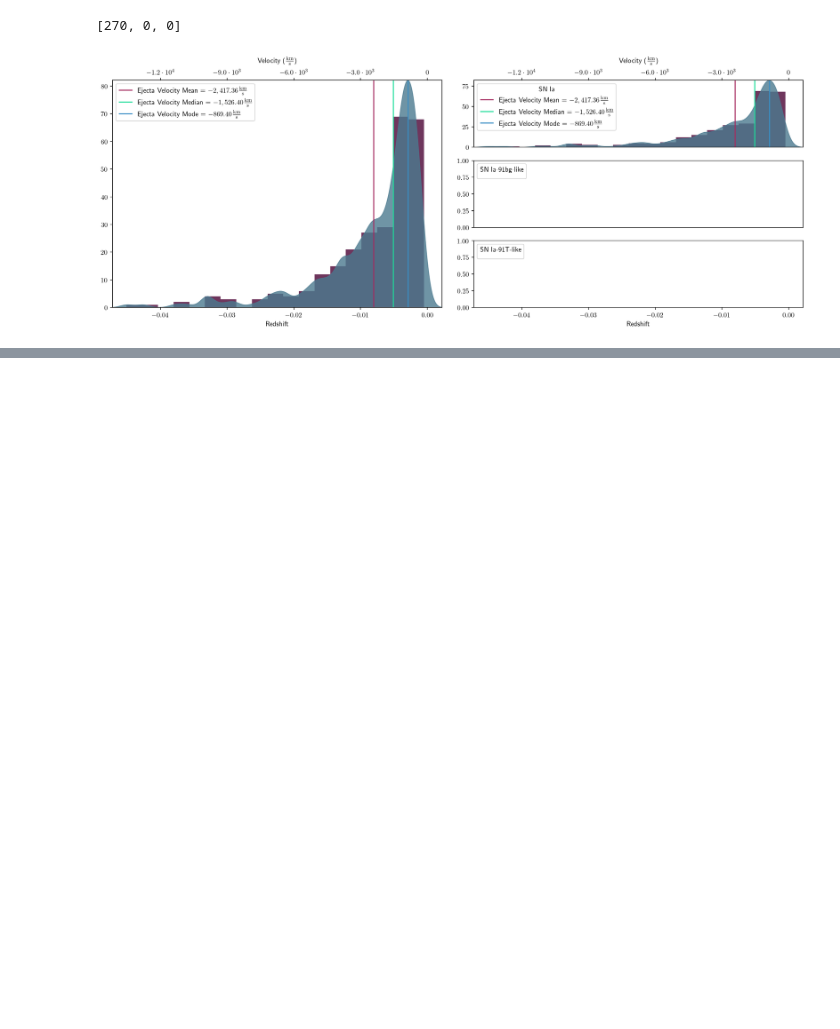
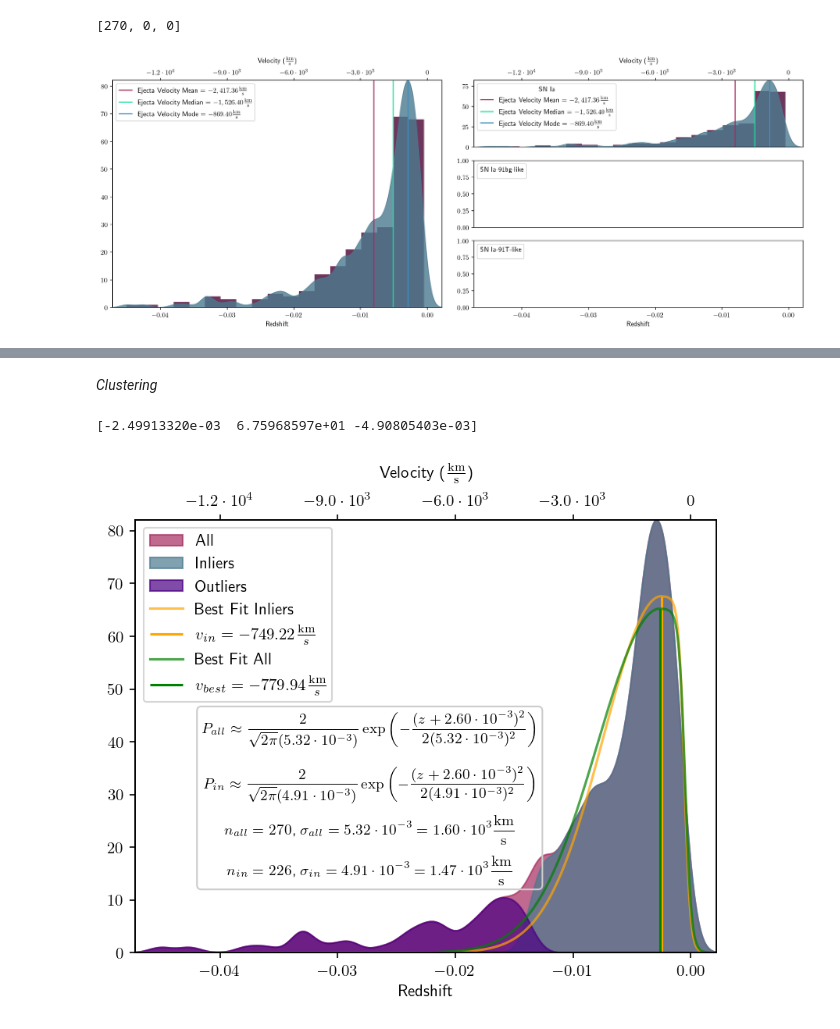
Before and after one commit to tobyheller-ucsd/SNIaEjectaVelocityAnalysis, a Jupyter notebook: final_project.ipynb, the cells around one changed output, grey strips where cells are left out. Cells and saved outputs as stored; diff of their text form; code cells hidden in the pictures; blank space fills up the shorter version.

Commit message:
I think I'm done... Can't think of anything else to do.

```diff
--- a/final_project.ipynb
+++ b/final_project.ipynb
@@ -449,0 +425,48 @@ plt.savefig('gaussian_bestfit.png')
+# %% [markdown]
+*Clustering*
+# %%
+kmeans2 = KMeans(n_clusters=2)
+clusters2 = kmeans2.fit_predict(good_data['Ejecta Redshift'].data.reshape(-1, 1))
+in_mask = clusters2 == (0 if clusters2.sum() < len(clusters2)/2 else 1)
+inliers = good_data['Ejecta Redshift'][in_mask]
+outliers = good_data['Ejecta Redshift'][np.bitwise_not(in_mask)]
+
+in_kde_z, in_kde_y = trimmed_kde(inliers, np.arange(-0.2, 0.02, 0.0001), 1e-6, 0.1)
+out_kde_z, out_kde_y = trimmed_kde(outliers, np.arange(-0.2, 0.02, 0.0001), 1e-6, 0.1)
+
+in_fits, in_fits_cov = curve_fit(lower_half_gauss_model, in_kde_z, in_kde_y)
+print(in_fits)
+sigma_in_fit = scientific_to_latex(abs(in_fits[2]), 2)
+sign = '-' if fits[0]>0 else '+'
+in_z0 = abs(fits[0])
+
+cluster_fig, cluster_ax = plt.subplots()
+cluster_ax.margins(0)
+
+cluster_ax.fill_between(all_z, all_y, np.zeros_like(all_z), label='All', color=mean_col, alpha=0.7)
+cluster_ax.fill_between(in_kde_z, in_kde_y, np.zeros_like(in_kde_z), label='Inliers', color=kde_col, alpha=0.7)
+cluster_ax.fill_between(out_kde_z, out_kde_y, np.zeros_like(out_kde_z), label='Outliers', color='indigo', alpha=0.7)
+
+cluster_ax.plot(all_z, lower_half_gauss_model(all_z, *in_fits), color='orange', label='Best Fit Inliers', alpha=0.7) #use x values from all with the model
+cluster_ax.vlines(in_fits[0], ymin=np.min(in_kde_y), ymax=lower_half_gauss_model(0, 0, in_fits[1], in_fits[2]), color='orange', label=r'$v_{in}='+f'{redshift_to_velocity(in_fits[0], ckms).to_value():.2f}'+r'\frac{\unit{km}}{s}$')
+cluster_ax.plot(all_z, lower_half_gauss_model(all_z, *fits), color='green', label="Best Fit All", alpha=0.7)
+
+cluster_ax.vlines(fits[0], ymin=np.min(kde_y), ymax=lower_half_gauss_model(0, 0, fits[1], fits[2]), color='green', label=r'$v_{best}='+f'{redshift_to_velocity(fits[0], ckms).to_value():.2f}'+r'\frac{\unit{km}}{s}$')
+
+cluster_ax.text(0.02, 0.5,
+            r'$$P_{all}\approx \frac{2}{\sqrt{2\pi}('+f'{sigma_fit})'+r'}\exp\left(-\frac{(z'+f'{sign}{scientific_to_latex(z0, 2)})^2'+'}{2('+f'{sigma_fit}'+r')^2}\right)$$'+
+            r'$$P_{in}\approx \frac{2}{\sqrt{2\pi}('+f'{sigma_in_fit})'+r'}\exp\left(-\frac{(z'+f'{sign}{scientific_to_latex(in_z0, 2)})^2'+'}{2('+f'{sigma_in_fit}'+r')^2}\right)$$'+
+            r'$$n_{all}='+f'{len(good_data)}'+r'\text{, }'+ r'\sigma_{all}='+f'{sigma_fit}={scientific_to_latex(redshift_to_velocity(fits[2], ckms).to_value(), 2)}'+r'\frac{\unit{km}}{\unit{s}}$$'+
+            r'$$n_{in}='+f'{int(np.sum(in_mask))}'+r'\text{, }\sigma_{in}='+f'{sigma_in_fit}={scientific_to_latex(redshift_to_velocity(abs(in_fits[2]), ckms).to_value(), 2)}'+r'\frac{\unit{km}}{\unit{s}}$$',
+            transform=ax.transAxes, bbox={'boxstyle':'round', 'facecolor':'none', 'edgecolor':'#cccccc'}, fontsize=9)
+cluster_ax.legend()
+
+cluster_ax_top: mplax.Axes = cluster_ax.twiny()
+cluster_ax_top.set_xlabel(r'Velocity ($\frac{\unit{km}}{\unit{s}}$)', labelpad=10)
+cluster_ax_top.set_xlim(cluster_ax.get_xlim())
+cluster_ax_top.set_xticklabels([f'${scientific_to_latex(v)}$' for v in redshift_to_velocity(cluster_ax.get_xticks(), ckms).to_value()], fontsize=10)
+cluster_ax.set_xlabel(r'Redshift')
+plt.savefig('clustered_bestfit.png')
+# %% [output]
+[-2.49913320e-03  6.75968597e+01 -4.90805403e-03]
+[figure, added]
```
Also changed, not shown: parts of 7 cells of this notebook, 8 other files.
